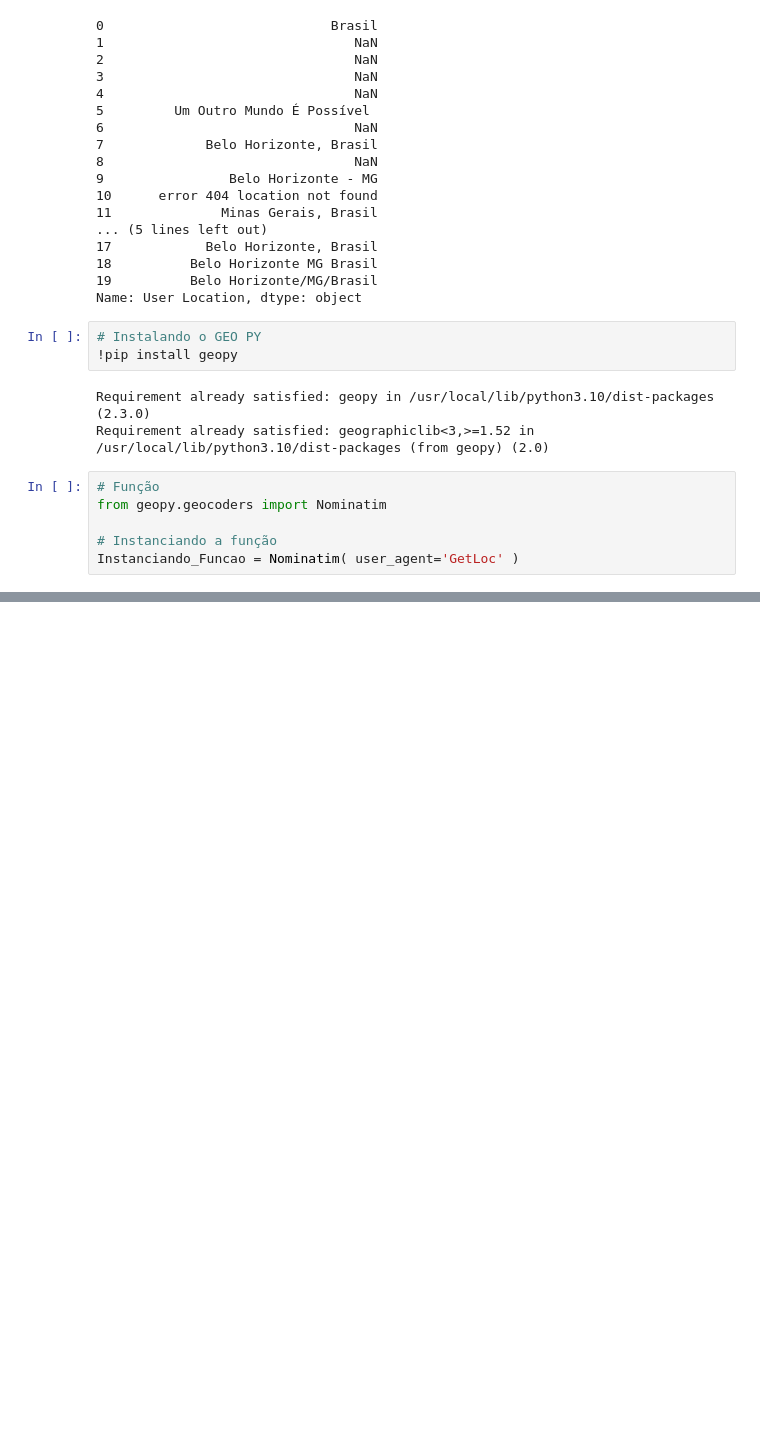
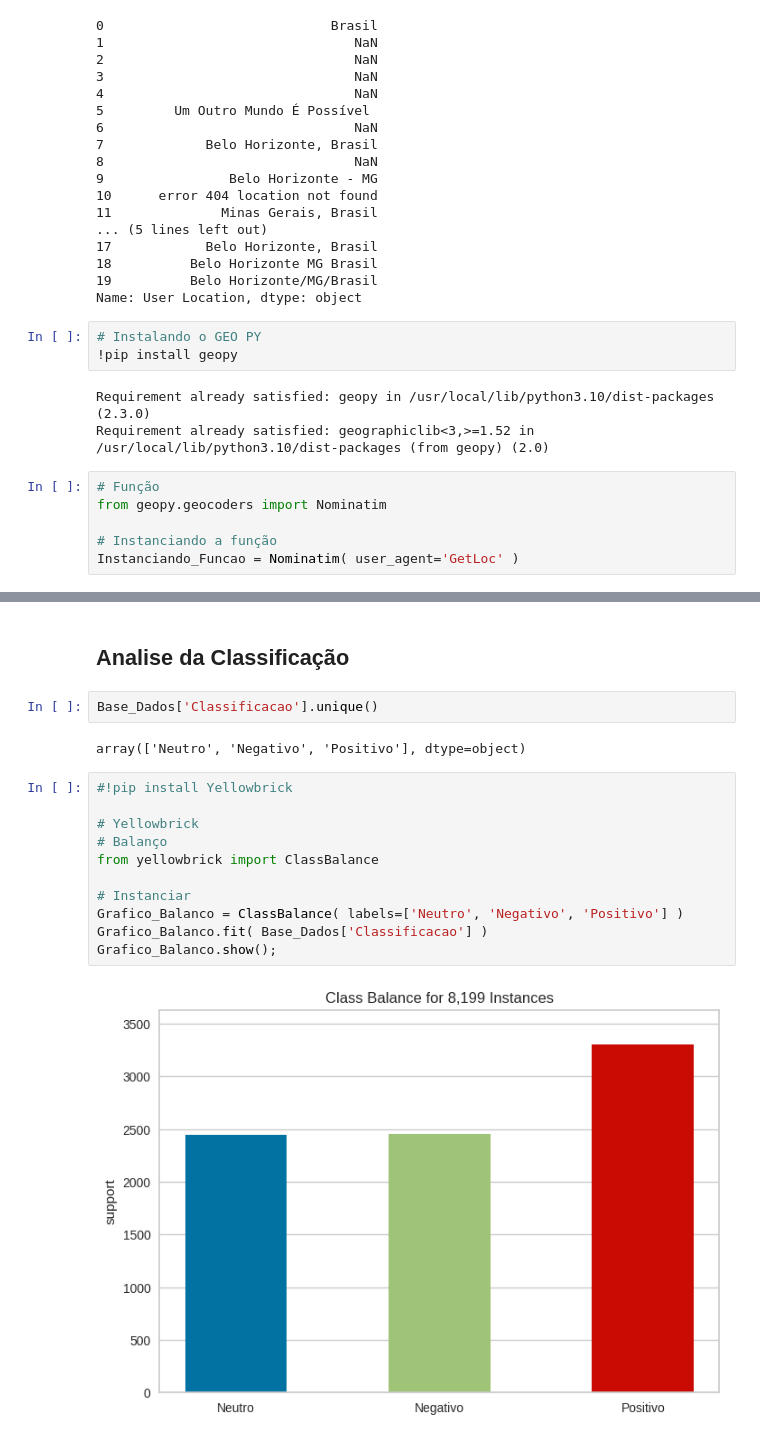
Before and after one commit to ThiagoPedrazi/MVPPuc_Sprint2, a Jupyter notebook: MVP_Sprint2B_ThiagoPedrazi.ipynb, the cells around one changed output, grey strips where cells are left out. Cells and saved outputs as stored; diff of their text form; blank space fills up the shorter version.

```diff
--- a/MVP_Sprint2B_ThiagoPedrazi.ipynb
+++ b/MVP_Sprint2B_ThiagoPedrazi.ipynb
@@ -345,0 +499,19 @@ GeocoderUnavailable: ignored
+# %% [markdown]
+## **Analise da Classificação**
+# %%
+Base_Dados['Classificacao'].unique()
+# %% [output]
+array(['Neutro', 'Negativo', 'Positivo'], dtype=object)
+# %%
+#!pip install Yellowbrick
+
+# Yellowbrick
+# Balanço
+from yellowbrick import ClassBalance
+
+# Instanciar
+Grafico_Balanco = ClassBalance( labels=['Neutro', 'Negativo', 'Positivo'] )
+Grafico_Balanco.fit( Base_Dados['Classificacao'] )
+Grafico_Balanco.show();
+# %% [output]
+[figure, added]
```
Also changed, not shown: parts of 97 cells of this notebook.
